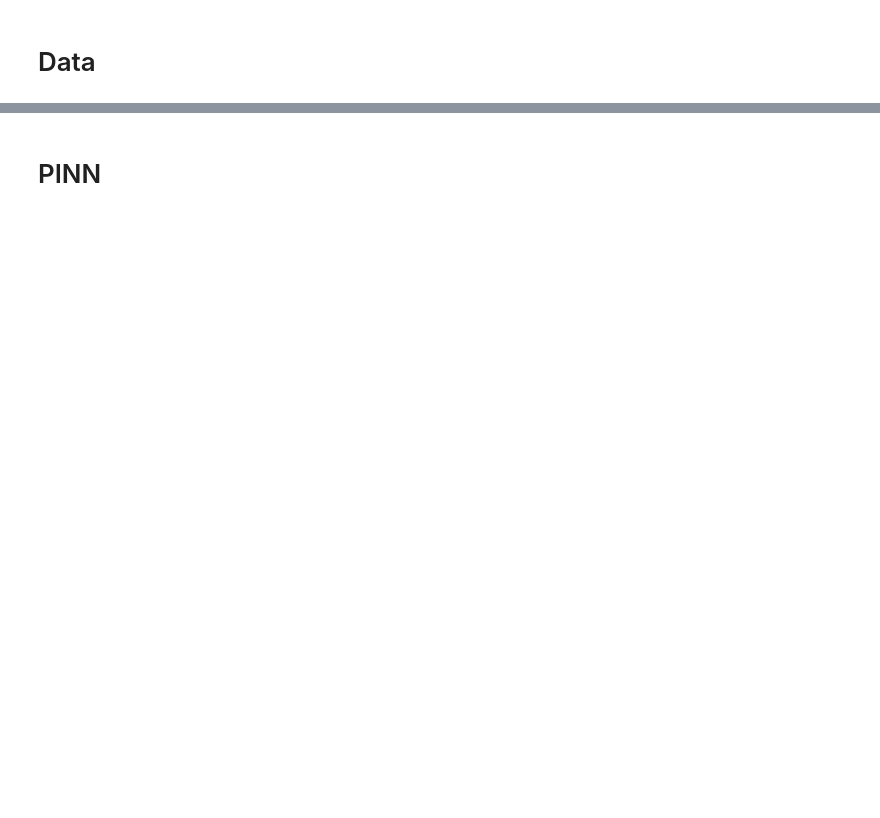
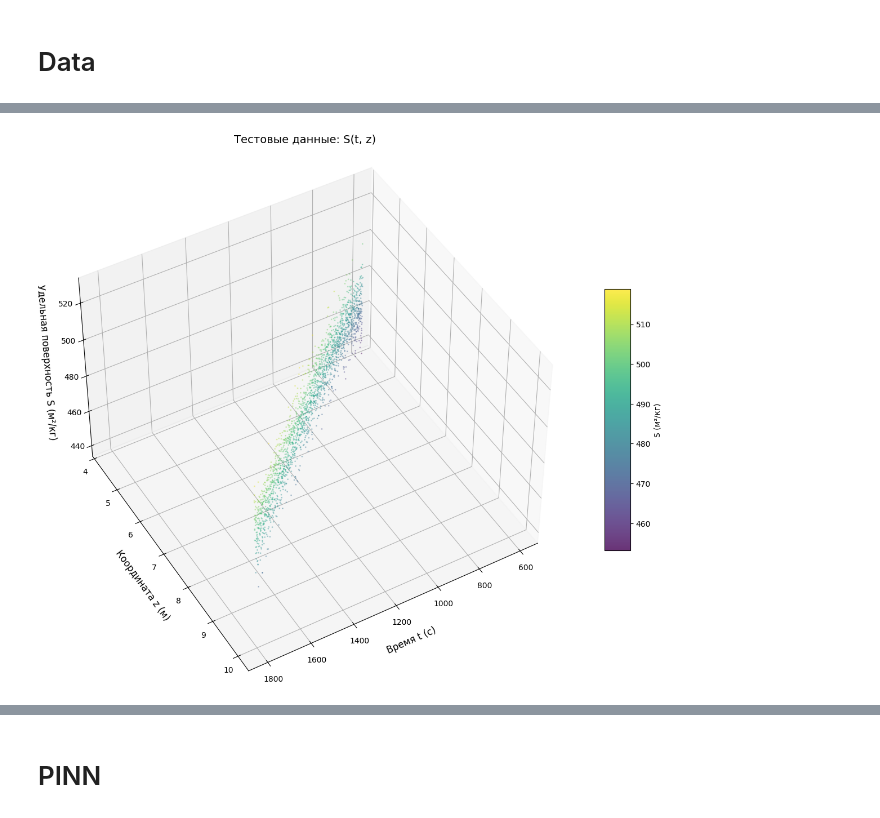
Before and after one commit to kzmna/PINN, a Jupyter notebook: src/training.ipynb, the cells around one changed output, grey strips where cells are left out. Saved outputs shown, nothing was run; the diff lists cells and outputs as text; code cells hidden in the pictures; blank space fills up the shorter version.

```diff
--- a/src/training.ipynb
+++ b/src/training.ipynb
@@ -7,0 +37,40 @@ data=generate_dataset(n_pde=1000)
+# %%
+t_test = data['t_test'].detach().numpy().flatten()
+z_test = data['z_test'].detach().numpy().flatten()
+S_test = data['S_test'].detach().numpy().flatten()
+
+# Создаем регулярную сетку для интерполяции
+t_grid = np.linspace(t_test.min(), t_test.max(), 50)
+z_grid = np.linspace(z_test.min(), z_test.max(), 50)
+T, Z = np.meshgrid(t_grid, z_grid)
+
+# Интерполируем данные на регулярную сетку
+S_grid = griddata((t_test, z_test), S_test, (T, Z), method='cubic')
+
+# Строим 3D поверхность
+fig = plt.figure(figsize=(14, 10))
+ax = fig.add_subplot(111, projection='3d')
+
+# Поверхность
+surf = ax.plot_surface(T, Z, S_grid, cmap='viridis', alpha=0.8,
+                        linewidth=0, antialiased=True)
+
+# Добавляем исходные точки
+ax.scatter(t_test, z_test, S_test, c=S_test, cmap='viridis',
+            s=1, alpha=0.3, label='Данные')
+
+# Настройка осей
+ax.set_xlabel('Время t (с)', fontsize=12, labelpad=10)
+ax.set_ylabel('Координата z (м)', fontsize=12, labelpad=10)
+ax.set_zlabel('Удельная поверхность S (м²/кг)', fontsize=12, labelpad=10)
+ax.set_title('Тестовые данные: S(t, z)', fontsize=14, pad=20)
+
+# Colorbar
+fig.colorbar(surf, ax=ax, shrink=0.5, aspect=10, label='S (м²/кг)')
+
+plt.tight_layout()
+ax.view_init(elev=45,
+            azim=60)
+plt.show()
+# %% [output]
+[figure, added]
```
Also changed, not shown: parts of 55 cells of this notebook.
